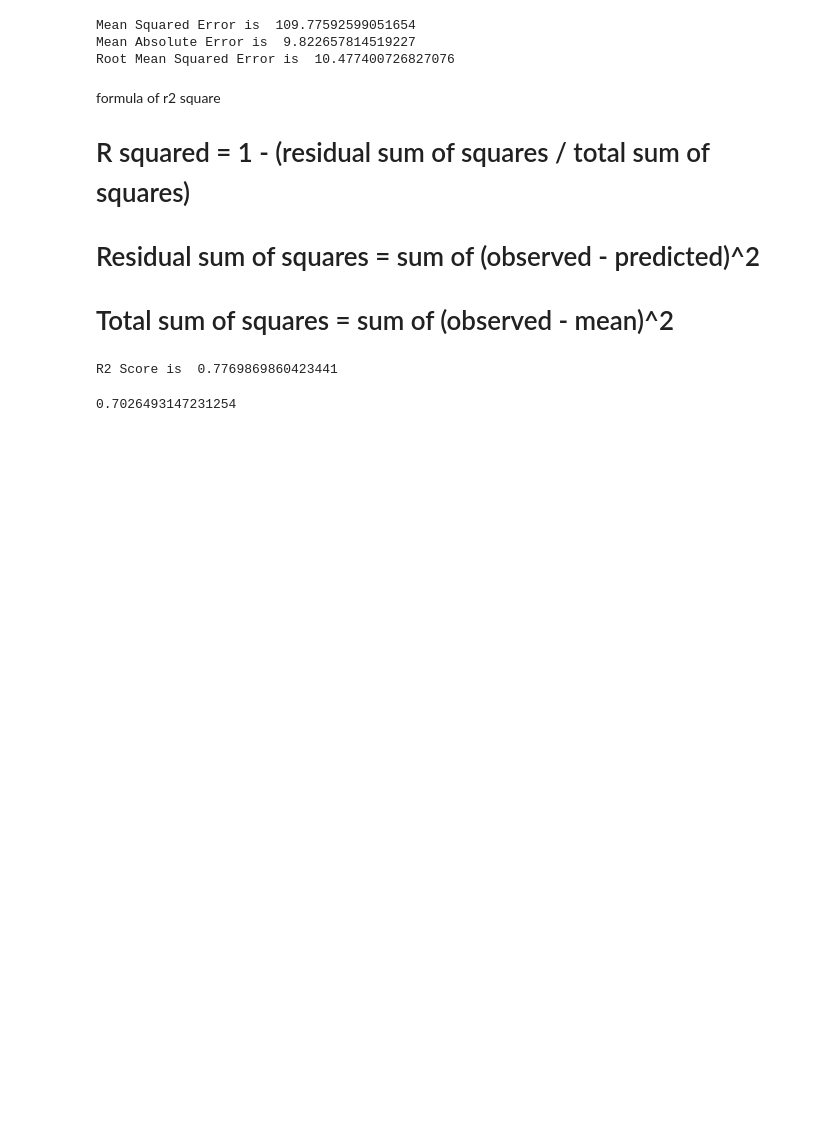
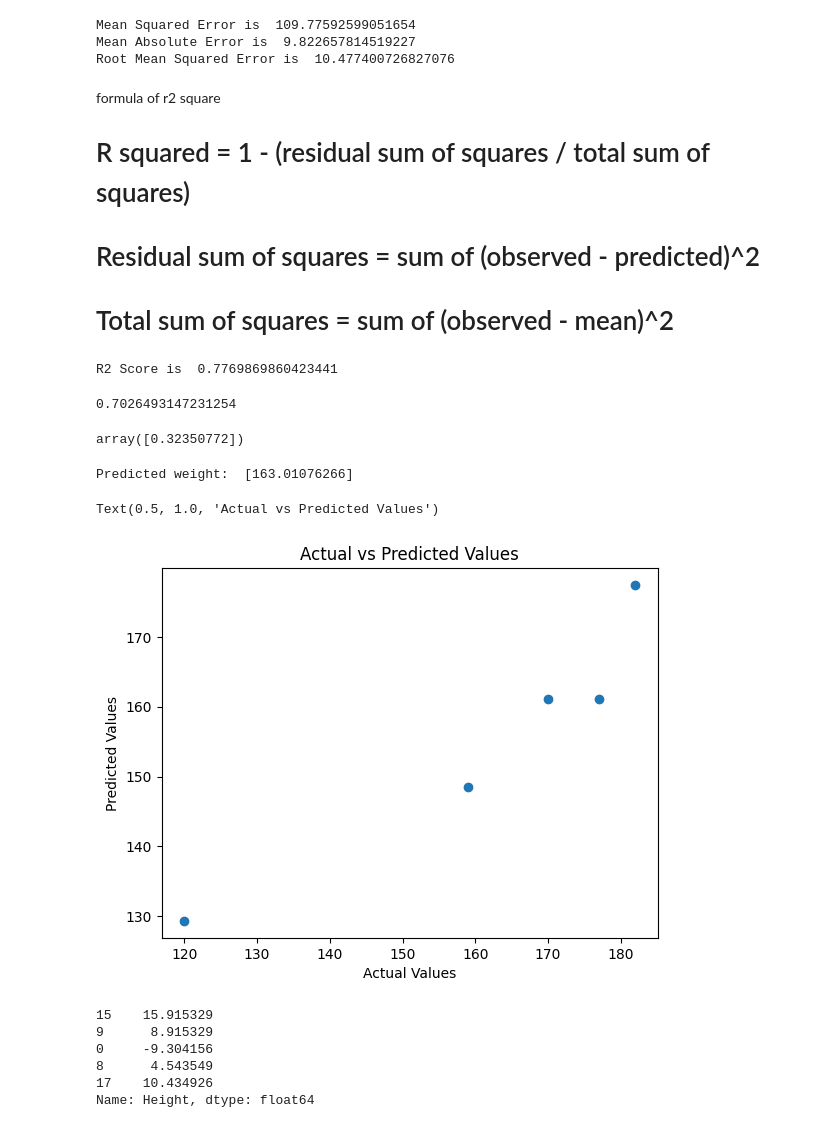
Before and after one commit to 2022BCD0052/Machine-Learning, a Jupyter notebook: Linear Regression Practical/basic project/simpleLinear.ipynb, the cells around one changed output. Drawn from its saved outputs; the diff is of its cells as text; code cells hidden in the pictures; blank space fills up the shorter version.

```diff
--- a/Linear Regression Practical/basic project/simpleLinear.ipynb
+++ b/Linear Regression Practical/basic project/simpleLinear.ipynb
@@ -143,3 +143,35 @@ R2 Score is  0.7769869860423441
 1 - (1-score)*(len(y_test)-1)/(len(y_test)-X_test.shape[1]-1)
 # %% [output]
 0.7026493147231254
+# %%
+#  new dada point weights height prediction
+scaled_weight = scaler.transform([[80]])
+scaled_weight[0]
+# %% [output]
+array([0.32350772])
+# %%
+predicted_weight = regressor.predict([scaled_weight[0]])
+print("Predicted weight: ", predicted_weight)
+# %% [output]
+Predicted weight:  [163.01076266]
+# %%
+# assumption
+# plot a scatter plot for the prediction
+plt.scatter(y_test, y_pred_test)
+plt.xlabel('Actual Values')
+plt.ylabel('Predicted Values')
+plt.title('Actual vs Predicted Values')
+# %% [output]
+Text(0.5, 1.0, 'Actual vs Predicted Values')
+[figure, added]
+# %%
+# Residuals
+residuals = y_test - y_pred_test
+residuals
+# %% [output]
+15    15.915329
+9      8.915329
+0     -9.304156
+8      4.543549
+17    10.434926
+Name: Height, dtype: float64
```
Also changed, not shown: parts of 1 cell of this notebook.
